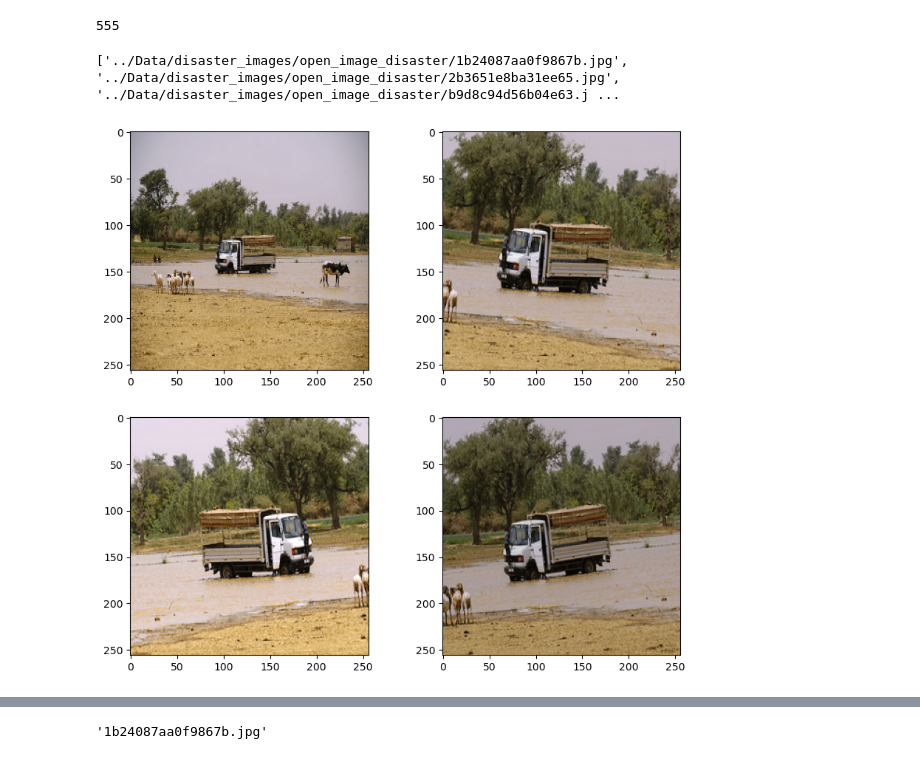
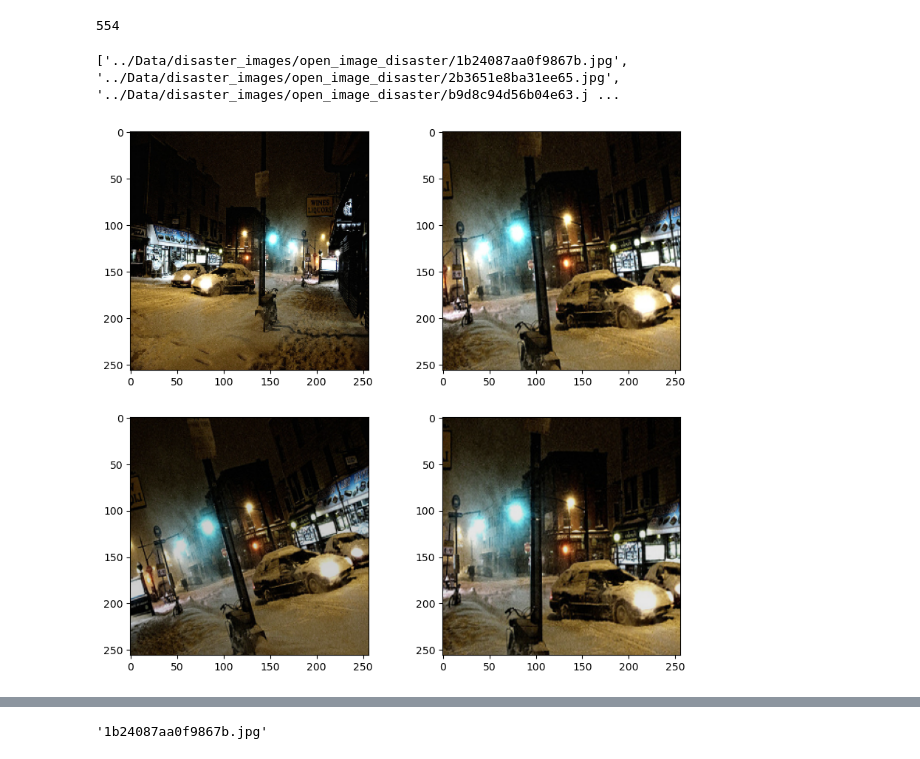
Before and after one commit to hojunking/auto_disaster_classifier, a Jupyter notebook: augmentation.ipynb, the cells around one changed output, grey strips where cells are left out. Cells and saved outputs as stored; diff of their text form; code cells hidden in the pictures.

```diff
--- a/augmentation.ipynb
+++ b/augmentation.ipynb
@@ -7,7 +7,7 @@ import pandas as pd
 import os
 from PIL import Image
 # %%
-dir_path = "../Data/disaster_images/"
+dir_path = "../Data/disaster/origin_images/"
 
 disaster_dataset = []
 for folder, subfolders, filenames in os.walk(dir_path):
@@ -15,7 +15,7 @@ for folder, subfolders, filenames in os.walk(dir_path):
         disaster_dataset.append(folder+'/'+img)
 print(len(disaster_dataset))
 # %% [output]
-555
+554
 # %%
 print(disaster_dataset[:3])
 # %% [output]
@@ -28,11 +28,11 @@ print(disaster_dataset[:3])
 
 # Declare an augmentation pipeline
 transform = A.Compose([
-    A.Resize(height = 500, width = 500),
-    A.RandomBrightnessContrast(always_apply=False, p=1.0, brightness_limit=(0.00, 0.00), contrast_limit=(-0.2, 0.2), brightness_by_max=False),
-    A.SafeRotate(always_apply=True, p=0.5, limit=(-20, 20), interpolation=2, border_mode=0, value=(0, 0, 0), mask_value=None),
-    A.HorizontalFlip(always_apply=False, p=0.5),
-    A.CenterCrop(always_apply=True, p=0.7, height=256, width=256)
+    A.Resize(height = 512, width = 512),
+    A.RandomBrightnessContrast(always_apply=True, p=1.0, brightness_limit=(0.00, 0.00), contrast_limit=(0.0, 0.2), brightness_by_max=False),
+    #A.SafeRotate(always_apply=True, p=0.5, limit=(-20, 20), interpolation=2, border_mode=0, value=(0, 0, 0), mask_value=None),
+    #A.HorizontalFlip(always_apply=False, p=0.5),
+    #A.CenterCrop(always_apply=True, p=0.7, height=256, width=256)
     #    A.Normalize(mean=[0.485, 0.456, 0.406], std=[0.229, 0.224, 0.225], max_pixel_value=255.0, p=1.0)
     #A.pytorch.transforms.ToTensorV2()
 ])
@@ -69,21 +69,21 @@ for i in range(s, e):
 
 plt.show()
 # %%
-test_img = '000000073187'
+test_img = '000000026097'
 
 plt.figure(figsize=(10,200))
-im_bgr = cv2.imread("../Data/disaster_images/COCO_disaster/" + test_img +".jpg")
+im_bgr = cv2.imread("../Data/disaster/origin_images/COCO_disaster/" + test_img +".jpg")
 img = im_bgr[:, :, ::-1]
 plt.subplot(40,2,1)
 plt.imshow(transform_o(image=img)['image'], cmap=plt.cm.binary)
 for i in range(1,4):
 
 
     plt.grid(False)
     plt.subplot(40,2,i+1)
     plt.imshow(transform(image=img)["image"], cmap=plt.cm.binary)
 
 plt.show()
 # %% [output]
-[figure, old version]
+[figure, new version]
 # %%
```
Also changed, not shown: parts of 5 cells of this notebook.
